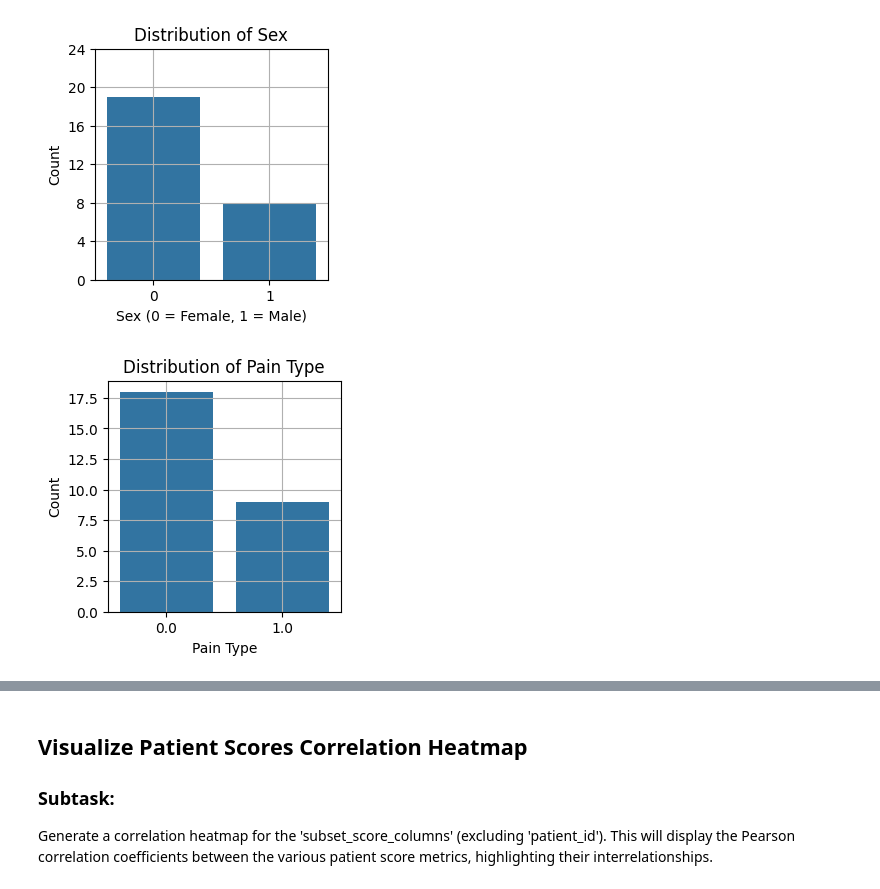
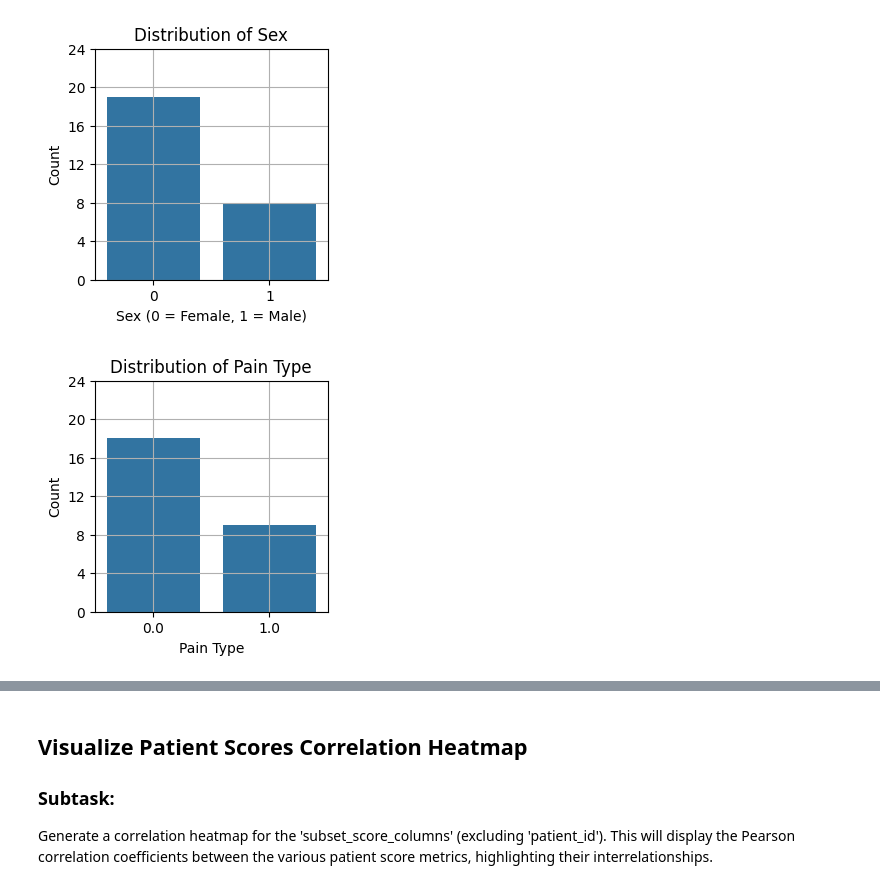
Before and after one commit to TAUforPython/TMS-pain-analysis, a Jupyter notebook: ML TMS pain analysis.ipynb, the cells around one changed output, grey strips where cells are left out. Drawn from its saved outputs; the diff is of its cells as text; code cells hidden in the pictures.

```diff
--- a/ML TMS pain analysis.ipynb
+++ b/ML TMS pain analysis.ipynb
@@ -259,10 +259,11 @@ plt.show()
 # %%
 plt.figure(figsize=(3, 3))
 sns.countplot(data=table_data[['patient_id','pain_type']].dropna(), x='pain_type')
 plt.title('Distribution of Pain Type')
 plt.xlabel('Pain Type')
+plt.yticks(np.arange(0, len(table_data), 4.0))
 plt.ylabel('Count')
 plt.grid(True)
 plt.show()
 # %% [output]
-[figure, old version]
+[figure, new version]
```
Also changed, not shown: parts of 35 cells of this notebook.
